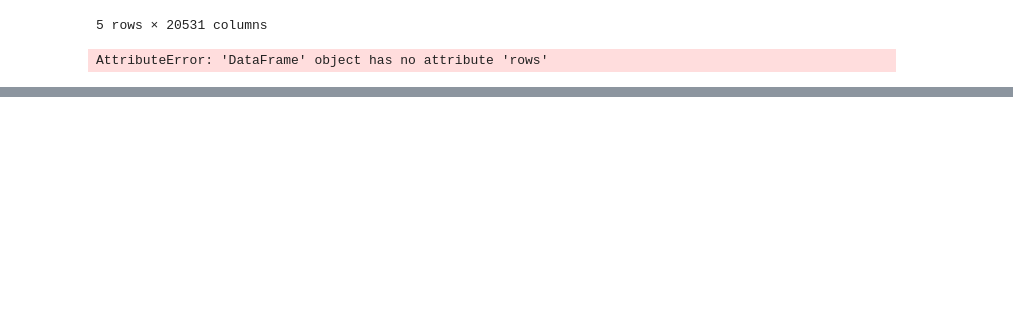
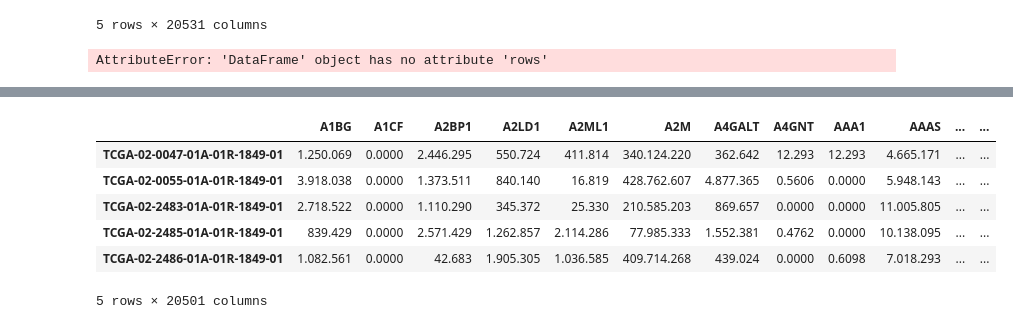
Before and after one commit to Passosvg/DataTrek, a Jupyter notebook: genomic_2.ipynb, the cells around one changed output, grey strips where cells are left out. Saved outputs shown, nothing was run; the diff lists cells and outputs as text; code cells hidden in the pictures; blank space fills up the shorter version.

```diff
--- a/genomic_2.ipynb
+++ b/genomic_2.ipynb
@@ -89,0 +101,3 @@ AttributeError: 'DataFrame' object has no attribute 'rows'
+# %%
+df_out = data.set_index('gene_id').T
+df_out.head()
@@ -89,0 +116,5 @@ AttributeError: 'DataFrame' object has no attribute 'rows'
+# %%
+#exclude first line
+#https://stackoverflow.com/questions/16396903/delete-the-first-three-rows-of-a-dataframe-in-pandas
+df = data.iloc[1:]
+df.head()
@@ -89,0 +129,5 @@ AttributeError: 'DataFrame' object has no attribute 'rows'
+# %%
+#now transpose setting index Hybridization REF
+#https://stackoverflow.com/questions/58187330/column-names-after-transposing-a-dataframe
+df_out = df.set_index('Hybridization REF').T
+df_out.head()
@@ -89,0 +142,15 @@ AttributeError: 'DataFrame' object has no attribute 'rows'
+# %%
+#Now, remove gene names by splitting at "|" and erasing text after this marker.
+gene_name_logical = [len(x[0])>1 for x in df_out.columns.str.split('|')]
+sub = df_out.loc[:,gene_name_logical]
+sub.columns = [x[0] for x in sub.columns.str.split('|')]
+rnaseq = sub.copy()
+rnaseq.head()
+# %% [output]
+|  | A1BG | A1CF | A2BP1 | A2LD1 | A2ML1 | A2M | A4GALT | A4GNT | AAA1 | AAAS | ... | ... |
+| TCGA-02-0047-01A-01R-1849-01 | 1.250.069 | 0.0000 | 2.446.295 | 550.724 | 411.814 | 340.124.220 | 362.642 | 12.293 | 12.293 | 4.665.171 | ... | ... |
+| TCGA-02-0055-01A-01R-1849-01 | 3.918.038 | 0.0000 | 1.373.511 | 840.140 | 16.819 | 428.762.607 | 4.877.365 | 0.5606 | 0.0000 | 5.948.143 | ... | ... |
+| TCGA-02-2483-01A-01R-1849-01 | 2.718.522 | 0.0000 | 1.110.290 | 345.372 | 25.330 | 210.585.203 | 869.657 | 0.0000 | 0.0000 | 11.005.805 | ... | ... |
+| TCGA-02-2485-01A-01R-1849-01 | 839.429 | 0.0000 | 2.571.429 | 1.262.857 | 2.114.286 | 77.985.333 | 1.552.381 | 0.4762 | 0.0000 | 10.138.095 | ... | ... |
+| TCGA-02-2486-01A-01R-1849-01 | 1.082.561 | 0.0000 | 42.683 | 1.905.305 | 1.036.585 | 409.714.268 | 439.024 | 0.0000 | 0.6098 | 7.018.293 | ... | ... |
+5 rows × 20501 columns
```
Also changed, not shown: parts of 5 cells of this notebook.
